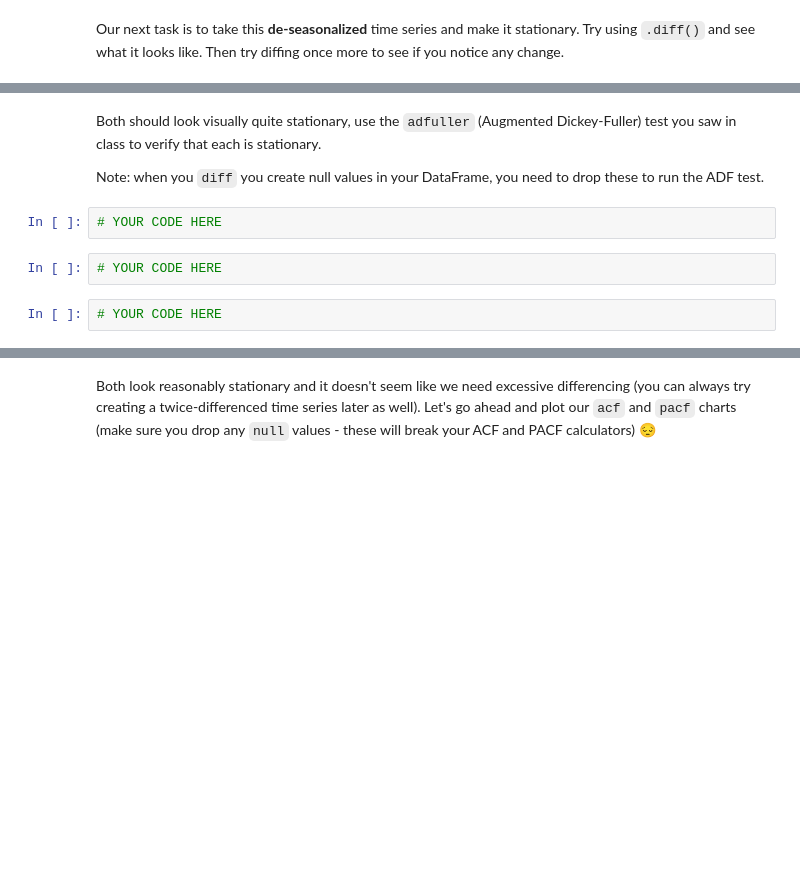
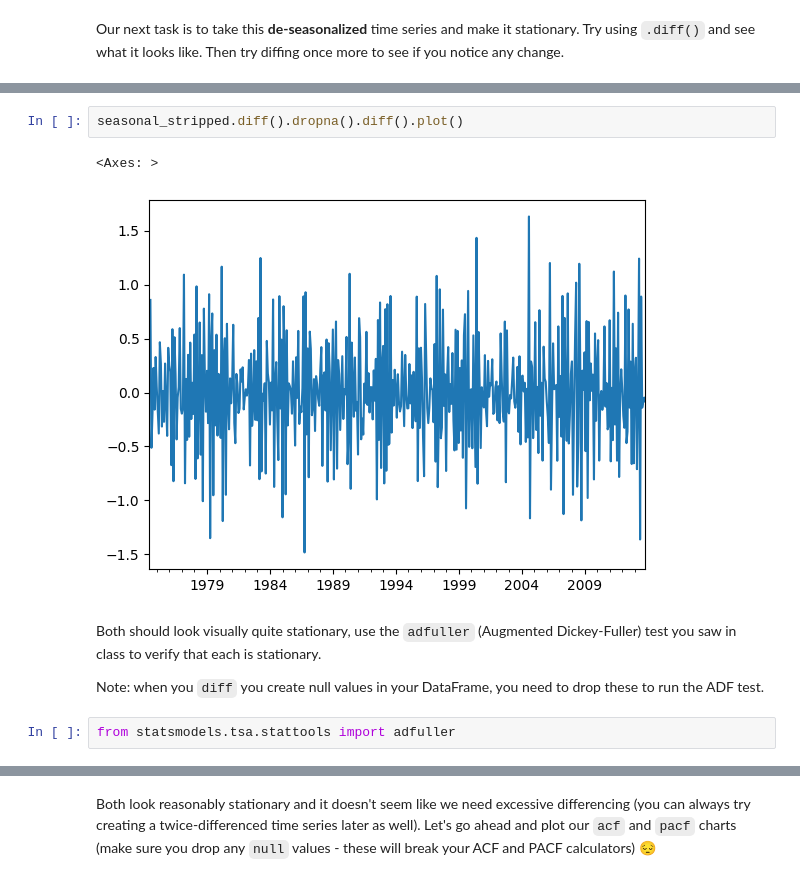
Before and after one commit to itsyeren/arima-seasonal, a Jupyter notebook: arima_seasonal_intro.ipynb, the cells around one changed output, grey strips where cells are left out. Drawn from its saved outputs; the diff is of its cells as text; blank space fills up the shorter version.

```diff
--- a/arima_seasonal_intro.ipynb
+++ b/arima_seasonal_intro.ipynb
@@ -361,10 +365,11 @@ Our next task is to take this __de-seasonalized__ time series and make it statio
+# %%
+seasonal_stripped.diff().dropna().diff().plot()
+# %% [output]
+<Axes: >
+[figure, added]
 # %% [markdown]
 Both should look visually quite stationary, use the `adfuller` (Augmented Dickey-Fuller) test you saw in class to verify that each is stationary.
 
 Note: when you `diff` you create null values in your DataFrame, you need to drop these to run the ADF test.
-# %%
-# YOUR CODE HERE
-# %%
-# YOUR CODE HERE
-# %%
-# YOUR CODE HERE
+# %%
+from statsmodels.tsa.stattools import adfuller
```
Also changed, not shown: parts of 23 cells of this notebook, 1 other file.
